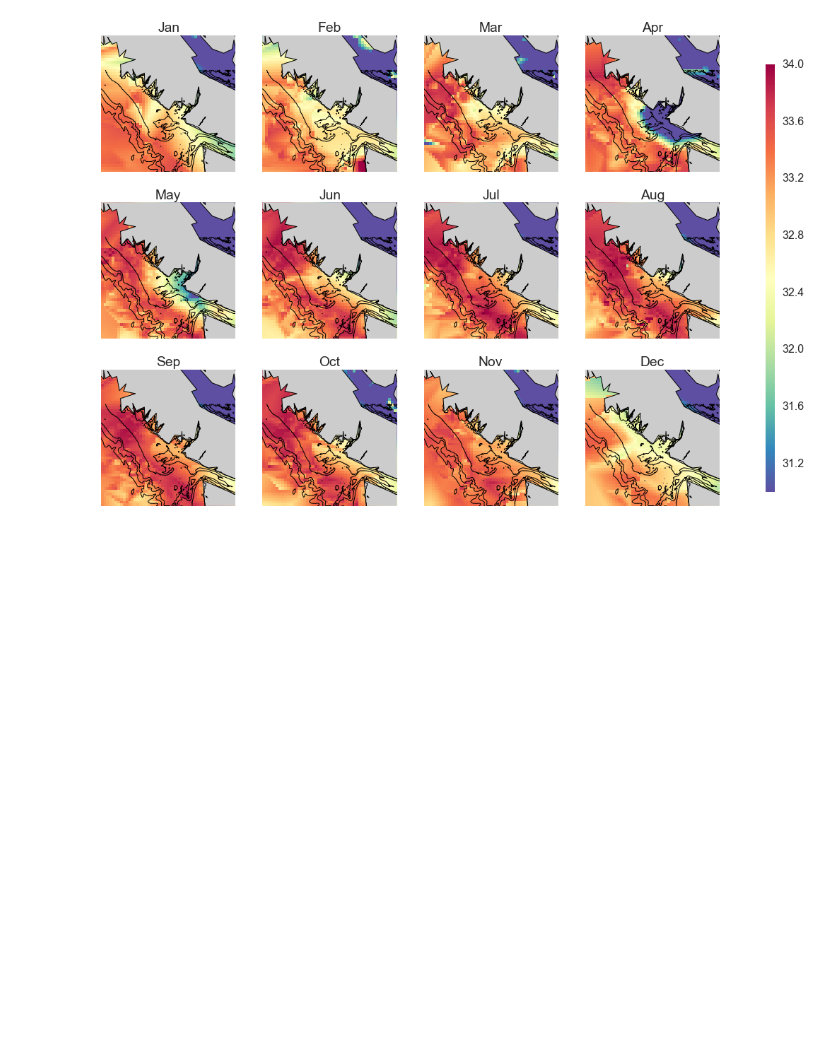
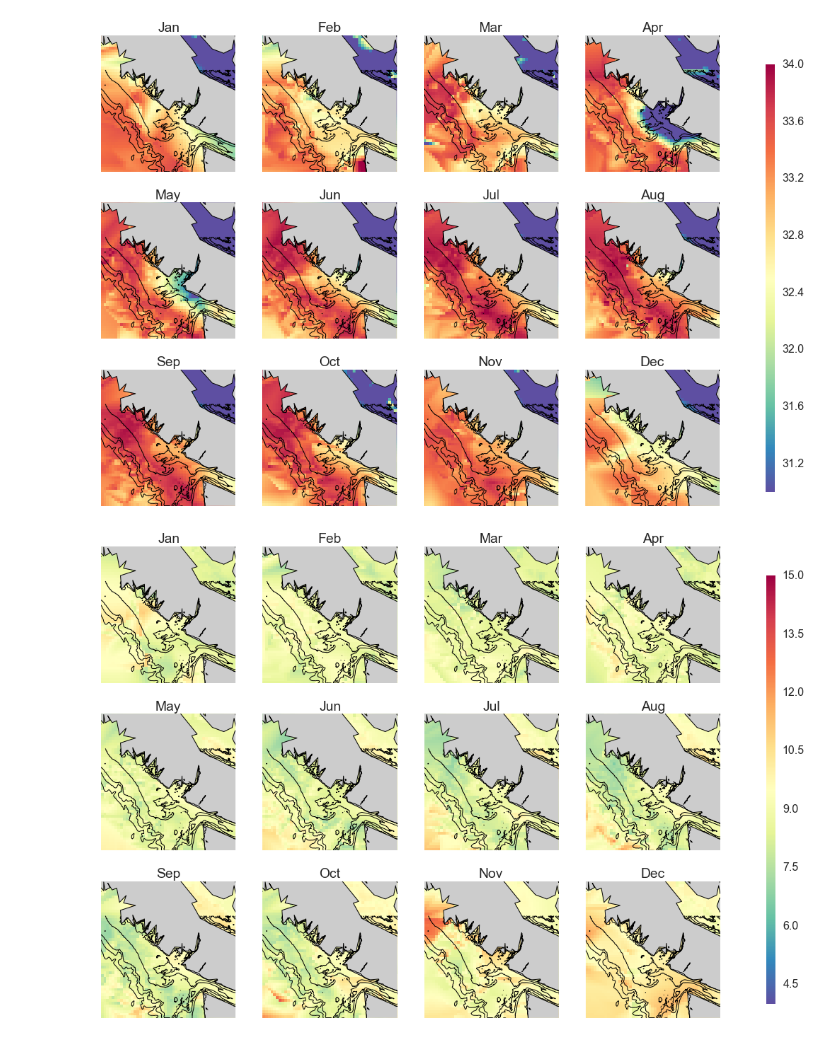
Before and after one commit to UBC-MOAD/falkor_upwelling, a Jupyter notebook: 1_Notebooks/NOAA_annual_JdFE_waters.ipynb, the cells around one changed output. Saved outputs shown, nothing was run; the diff lists cells and outputs as text; code cells hidden in the pictures; blank space fills up the shorter version.

```diff
--- a/1_Notebooks/NOAA_annual_JdFE_waters.ipynb
+++ b/1_Notebooks/NOAA_annual_JdFE_waters.ipynb
@@ -258,7 +258,7 @@ msh_lon,msh_lat = np.meshgrid(tDat['lon'],tDat['lat'])
 fig = plt.figure(figsize=(18,12))
 for ii in range(1,13):
     plt.subplot(3,4,ii)
-    (lon_region,lat_region,grid_dat) = get_depth_surface(csvWOD.filter_month(cast_inf,ii),50,'Temperatur',[-127,-124],[48,50])
+    (lon_region,lat_region,grid_dat) = get_depth_surface(csvWOD.filter_month(cast_inf,ii),50,'Salinity',[-127,-124],[48,50])
     bmap = draw_map(lon_region,lat_region)
 
     x,y = bmap(lon_region,lat_region)
@@ -304,23 +304,25 @@ plt.show()
 # %%
 tDat = getTopo()
 msh_lon,msh_lat = np.meshgrid(tDat['lon'],tDat['lat'])
 
 fig = plt.figure(figsize=(18,12))
 for ii in range(1,13):
     plt.subplot(3,4,ii)
     (lon_region,lat_region,grid_dat) = get_depth_surface(csvWOD.filter_month(cast_inf,ii),50,'Temperatur',[-127,-124],[48,50])
     bmap = draw_map(lon_region,lat_region)
 
     x,y = bmap(lon_region,lat_region)
     #plt.contourf(x,y,grid_dat,np.linspace(31,34,10),cmap='Spectral_r')
-    im = plt.pcolormesh(x,y,grid_dat.T,vmin=31,vmax=34,cmap='Spectral_r',shading='interp')
+    im = plt.pcolormesh(x,y,grid_dat.T,vmin=4,vmax=15,cmap='Spectral_r',shading='interp')
 
     x,y = bmap(msh_lon,msh_lat)
     plt.contour(x,y,tDat['dpth'],levels=[0,-100,-200,-500,-1000],linewidths=1,colors='k',linestyles='-')
     plt.title(calendar.month_abbr[ii])
 
 fig.subplots_adjust(right=0.8)
 cbar_ax = fig.add_axes([0.85, 0.15, 0.01, 0.7])
 fig.colorbar(im, cax=cbar_ax)
 
 plt.show()
+# %% [output]
+[figure, added]
```
Also changed, not shown: 2 other files.
